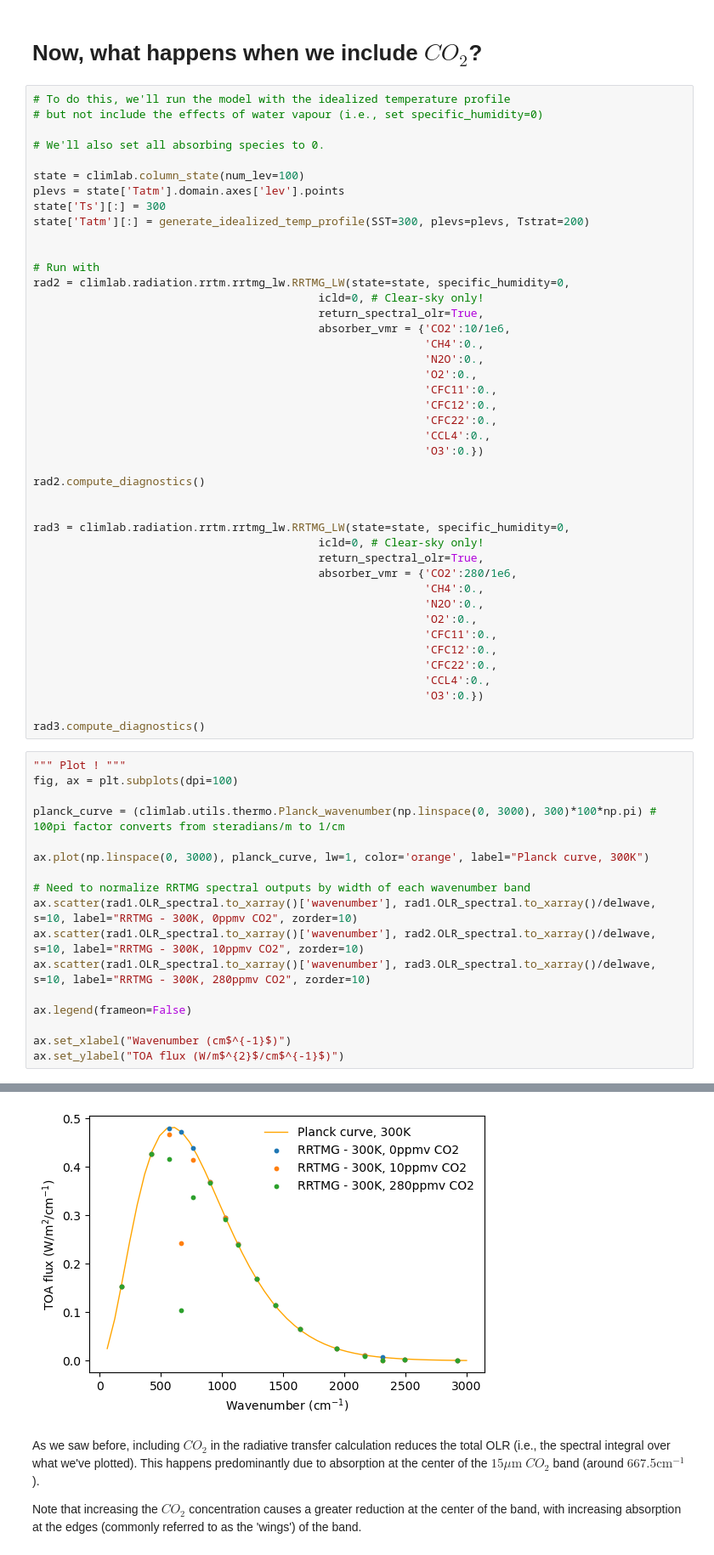
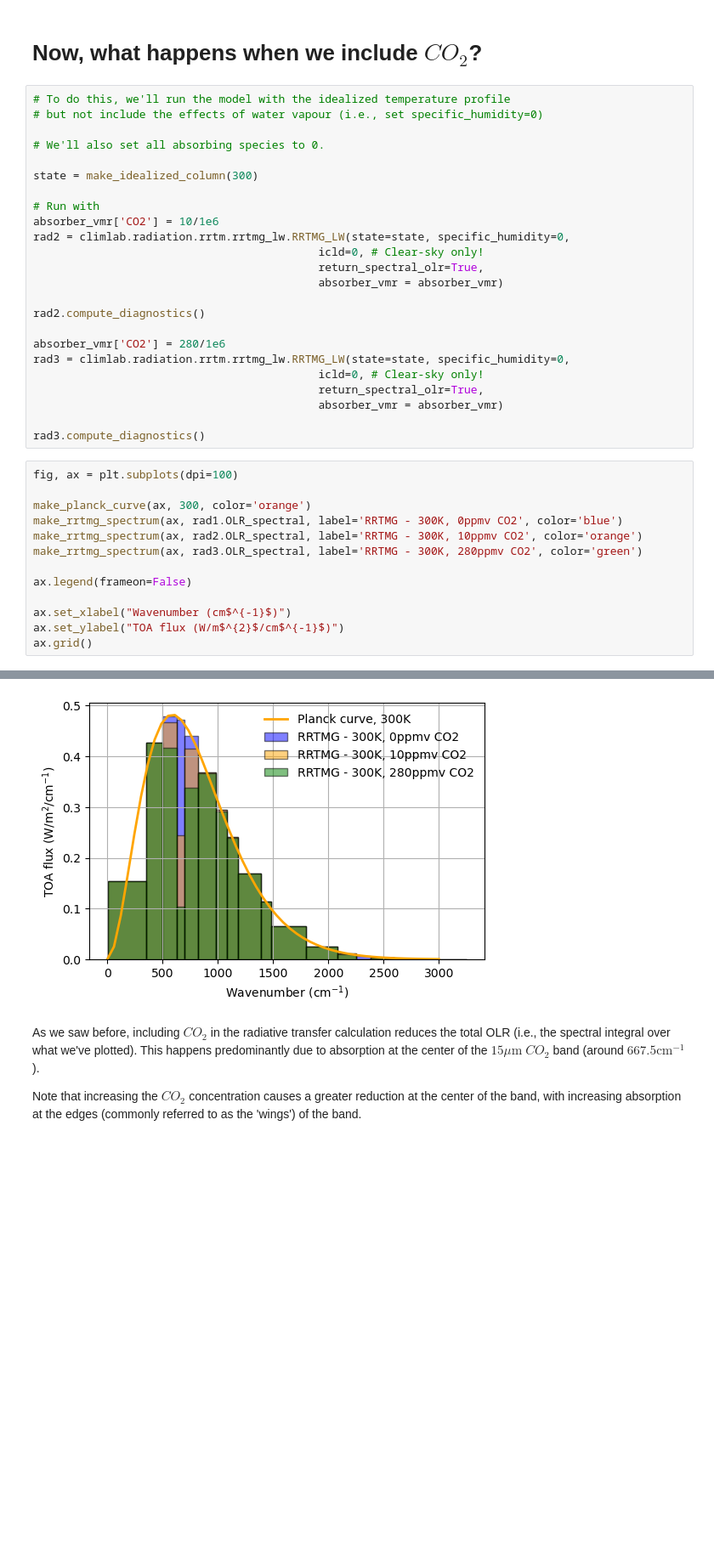
Before and after one commit to climlab/climlab, a Jupyter notebook: courseware/Spectral_OLR_with_RRTMG.ipynb, the cells around one changed output, grey strips where cells are left out. Shown at 85% size. Saved outputs shown, nothing was run; the diff lists cells and outputs as text; blank space fills up the shorter version.

```diff
--- a/courseware/Spectral_OLR_with_RRTMG.ipynb
+++ b/courseware/Spectral_OLR_with_RRTMG.ipynb
@@ -239,58 +235,35 @@ Text(0, 0.5, 'TOA flux (W/m$^{2}$/cm$^{-1}$)')
 
 # We'll also set all absorbing species to 0.
 
-state = climlab.column_state(num_lev=100)
-plevs = state['Tatm'].domain.axes['lev'].points
-state['Ts'][:] = 300
-state['Tatm'][:] = generate_idealized_temp_profile(SST=300, plevs=plevs, Tstrat=200)
-
+state = make_idealized_column(300)
 
 # Run with
+absorber_vmr['CO2'] = 10/1e6
 rad2 = climlab.radiation.rrtm.rrtmg_lw.RRTMG_LW(state=state, specific_humidity=0,
                                            icld=0, # Clear-sky only!
                                            return_spectral_olr=True,
-                                           absorber_vmr = {'CO2':10/1e6,
-                                                           'CH4':0.,
-                                                           'N2O':0.,
-                                                           'O2':0.,
-                                                           'CFC11':0.,
-                                                           'CFC12':0.,
-                                                           'CFC22':0.,
-                                                           'CCL4':0.,
-                                                           'O3':0.})
+                                           absorber_vmr = absorber_vmr)
 
 rad2.compute_diagnostics()
 
-
+absorber_vmr['CO2'] = 280/1e6
 rad3 = climlab.radiation.rrtm.rrtmg_lw.RRTMG_LW(state=state, specific_humidity=0,
                                            icld=0, # Clear-sky only!
                                            return_spectral_olr=True,
-                                           absorber_vmr = {'CO2':280/1e6,
-                                                           'CH4':0.,
-                                                           'N2O':0.,
-                                                           'O2':0.,
-                                                           'CFC11':0.,
-                                                           'CFC12':0.,
-                                                           'CFC22':0.,
-                                                           'CCL4':0.,
-                                                           'O3':0.})
+                                           absorber_vmr = absorber_vmr)
 
 rad3.compute_diagnostics()
 # %%
-""" Plot ! """
 fig, ax = plt.subplots(dpi=100)
 
-planck_curve = (climlab.utils.thermo.Planck_wavenumber(np.linspace(0, 3000), 300)*100*np.pi) # 100pi factor converts from steradians/m to 1/cm
-
-ax.plot(np.linspace(0, 3000), planck_curve, lw=1, color='orange', label="Planck curve, 300K")
-
-# Need to normalize RRTMG spectral outputs by width of each wavenumber band
-ax.scatter(rad1.OLR_spectral.to_xarray()['wavenumber'], rad1.OLR_spectral.to_xarray()/delwave, s=10, label="RRTMG - 300K, 0ppmv CO2", zorder=10)
-ax.scatter(rad1.OLR_spectral.to_xarray()['wavenumber'], rad2.OLR_spectral.to_xarray()/delwave, s=10, label="RRTMG - 300K, 10ppmv CO2", zorder=10)
-ax.scatter(rad1.OLR_spectral.to_xarray()['wavenumber'], rad3.OLR_spectral.to_xarray()/delwave, s=10, label="RRTMG - 300K, 280ppmv CO2", zorder=10)
+make_planck_curve(ax, 300, color='orange')
+make_rrtmg_spectrum(ax, rad1.OLR_spectral, label='RRTMG - 300K, 0ppmv CO2', color='blue')
+make_rrtmg_spectrum(ax, rad2.OLR_spectral, label='RRTMG - 300K, 10ppmv CO2', color='orange')
+make_rrtmg_spectrum(ax, rad3.OLR_spectral, label='RRTMG - 300K, 280ppmv CO2', color='green')
 
 ax.legend(frameon=False)
 
 ax.set_xlabel("Wavenumber (cm$^{-1}$)")
 ax.set_ylabel("TOA flux (W/m$^{2}$/cm$^{-1}$)")
+ax.grid()
 # %% [output]
@@ -298,4 +270,4 @@ Text(0, 0.5, 'TOA flux (W/m$^{2}$/cm$^{-1}$)')
-[figure, old version]
+[figure, new version]
 # %% [markdown]
 As we saw before, including $CO_{2}$ in the radiative transfer calculation reduces the total OLR (i.e., the spectral integral over what we've plotted). This happens predominantly due to absorption at the center of the $15 \mu\mathrm{m}$ $CO_{2}$ band (around $667.5 \mathrm{cm}^{-1}$).
 
```
Also changed, not shown: parts of 30 cells of this notebook.
